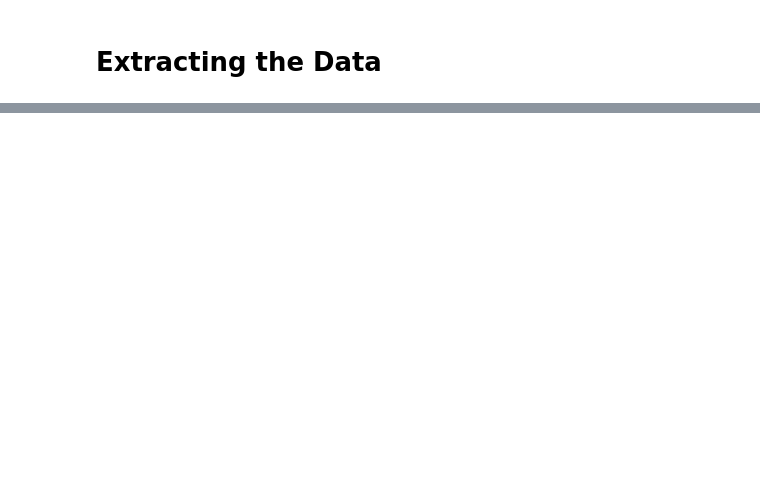
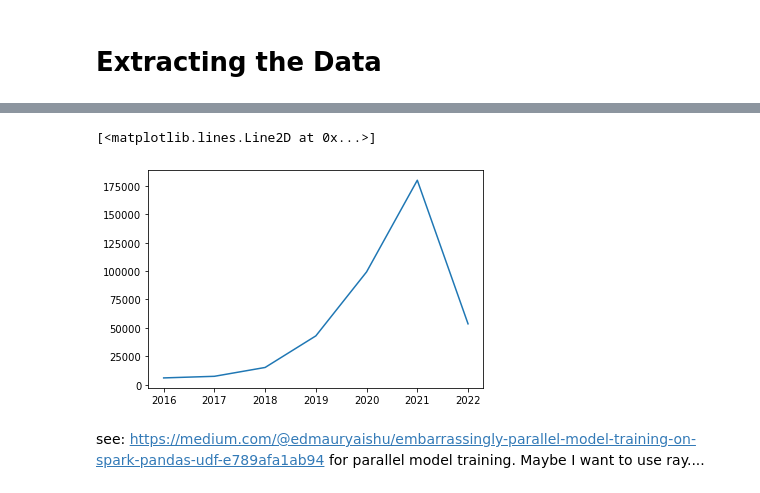
Before and after one commit to RamonMartin1/dock_spark, a Jupyter notebook: Testing/Proof of Concept.ipynb, the cells around one changed output, grey strips where cells are left out. Saved outputs shown, nothing was run; the diff lists cells and outputs as text; code cells hidden in the pictures; blank space fills up the shorter version.

Commit message:
messing with sql queries in spark

```diff
--- a/Testing/Proof of Concept.ipynb
+++ b/Testing/Proof of Concept.ipynb
@@ -161,0 +138,12 @@ only showing top 5 rows
+# %%
+query = spark.sql(
+    """
+    SELECT
+      year(timestamp) as year,
+      sum(high) as high_sum
+    FROM train
+    GROUP BY year(timestamp)
+    ORDER BY year;
+    """
+)
+query.show()
@@ -161,0 +162,2 @@ only showing top 5 rows
+# %%
+pd_query = query.toPandas()
@@ -161,0 +175,6 @@ only showing top 5 rows
+# %%
+# pd_query.dtypes()
+plt.plot(pd_query['year'], pd_query['high_sum'])
+# %% [output]
+[<matplotlib.lines.Line2D at 0x...>]
+[figure, added]
@@ -161,0 +193,3 @@ only showing top 5 rows
+# %% [markdown]
+see: https://medium.com/@edmauryaishu/embarrassingly-parallel-model-training-on-spark-pandas-udf-e789afa1ab94
+for parallel model training. Maybe I want to use ray....
```
Also changed, not shown: parts of 10 cells of this notebook, 4 other files.
